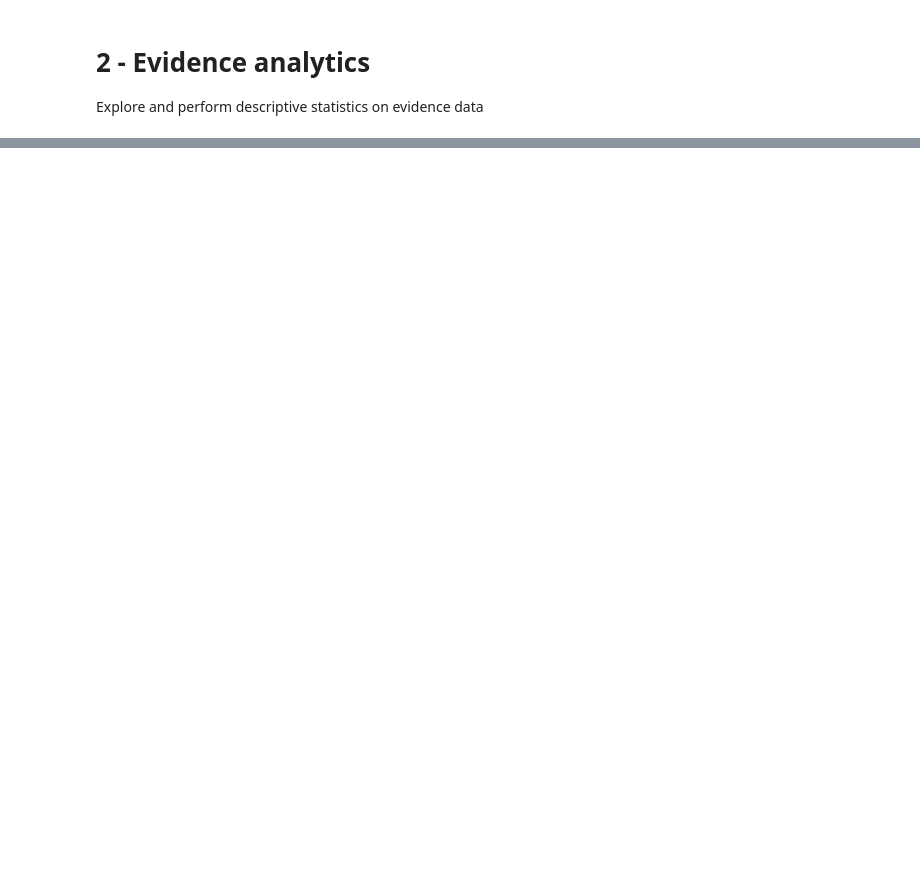
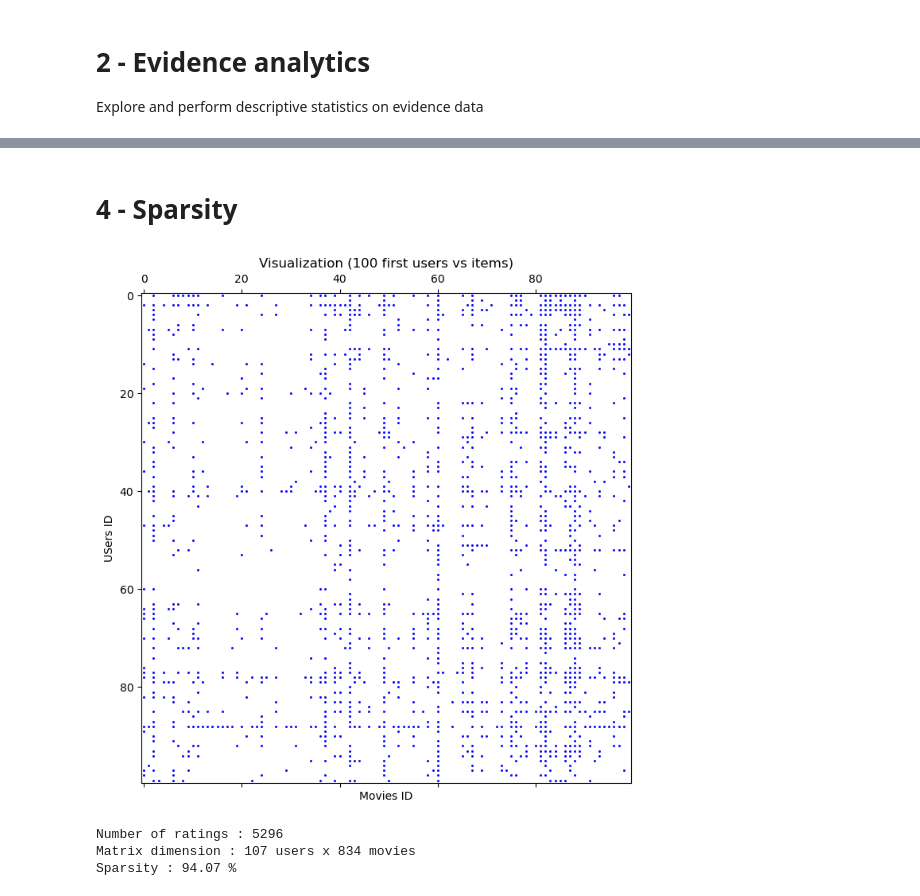
Before and after one commit to nmohymont/Recommender_Systems, a Jupyter notebook: analytics.ipynb, the cells around one changed output, grey strips where cells are left out. Saved outputs shown, nothing was run; the diff lists cells and outputs as text; code cells hidden in the pictures; blank space fills up the shorter version.

```diff
--- a/analytics.ipynb
+++ b/analytics.ipynb
@@ -26,6 +28,13 @@ print(C.CONTENT_PATH)
 print(C.ITEMS_FILENAME)
 print(C.CONTENT_PATH/C.ITEMS_FILENAME)
 
-df = pd.read_csv(C.CONTENT_PATH/C.ITEMS_FILENAME)
-print(df.head())
+#df = pd.read_csv(C.CONTENT_PATH/C.ITEMS_FILENAME)
+#print(df.head())
+
+df_items = load_items()
+
+#add the column movieID initially used as an index
+df_items = df_items.reset_index()
+
+display(df_items)
 # %% [output]
@@ -56,0 +194,63 @@ Explore and perform descriptive statistics on evidence data
+# %% [markdown]
+# 4 - Sparsity
+# %%
+
+from scipy.sparse import csr_matrix
+
+def create_X(df):
+    """
+    Generates a sparse matrix from ratings dataframe.
+
+    Args:
+        df: pandas dataframe containing 3 columns (userId, movieId, rating)
+
+    Returns:
+        X: sparse matrix
+        user_mapper: dict that maps user id's to user indices
+        user_inv_mapper: dict that maps user indices to user id's
+        movie_mapper: dict that maps movie id's to movie indices
+        movie_inv_mapper: dict that maps movie indices to movie id's
+    """
+    M = df[C.USER_ID_COL].nunique()
+    N = df[C.ITEM_ID_COL].nunique()
+
+    user_mapper = dict(zip(np.unique(df[C.USER_ID_COL]), list(range(M))))
+    movie_mapper = dict(zip(np.unique(df[C.ITEM_ID_COL]), list(range(N))))
+
+    user_inv_mapper = dict(zip(list(range(M)), np.unique(df[C.USER_ID_COL])))
+    movie_inv_mapper = dict(zip(list(range(N)), np.unique(df[C.ITEM_ID_COL])))
+
+    user_index = [user_mapper[i] for i in df[C.USER_ID_COL]]
+    item_index = [movie_mapper[i] for i in df[C.ITEM_ID_COL]]
+
+    X = csr_matrix((df[C.RATING_COL], (user_index,item_index)), shape=(M,N))
+
+    return X, user_mapper, movie_mapper, user_inv_mapper, movie_inv_mapper
+
+X, user_mapper, movie_mapper, user_inv_mapper, movie_inv_mapper = create_X(df_ratings)
+
+X_subset= X[:100,:100]
+
+# 2. Display with .spy()
+plt.figure(figsize=(8, 8))
+plt.spy(X_subset, markersize=1, color='blue')
+
+# Adding labels for clarity
+plt.title("Visualization (100 first users vs items)")
+plt.xlabel("Movies ID")
+plt.ylabel("Users ID")
+
+plt.show()
+
+total_size = nbr_unique_user*nbr_unique_movies
+
+sparsity = 1 - (nbr_rating/total_size)
+
+print(f"Number of ratings : {nbr_rating}")
+print(f"Matrix dimension : {nbr_unique_user} users x {nbr_unique_movies} movies")
+print(f"Sparsity : {sparsity * 100:.2f} %")
+# %% [output]
+[figure, added]
+Number of ratings : 5296
+Matrix dimension : 107 users x 834 movies
+Sparsity : 94.07 %
```
Also changed, not shown: parts of 8 cells of this notebook, 2 other files.
